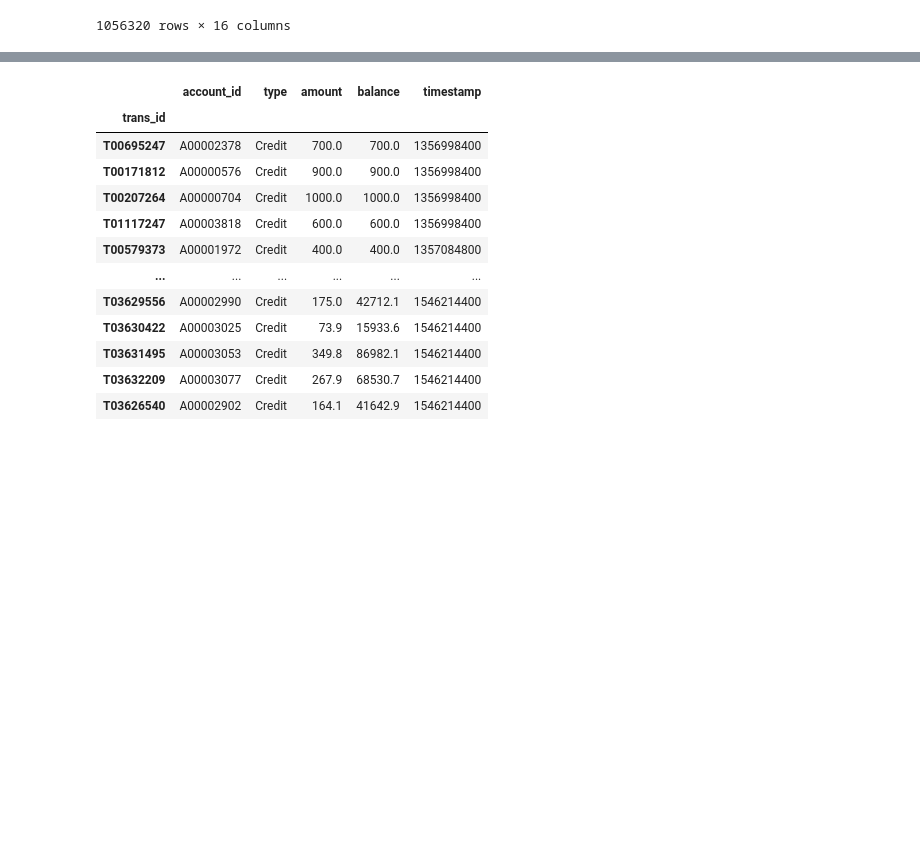
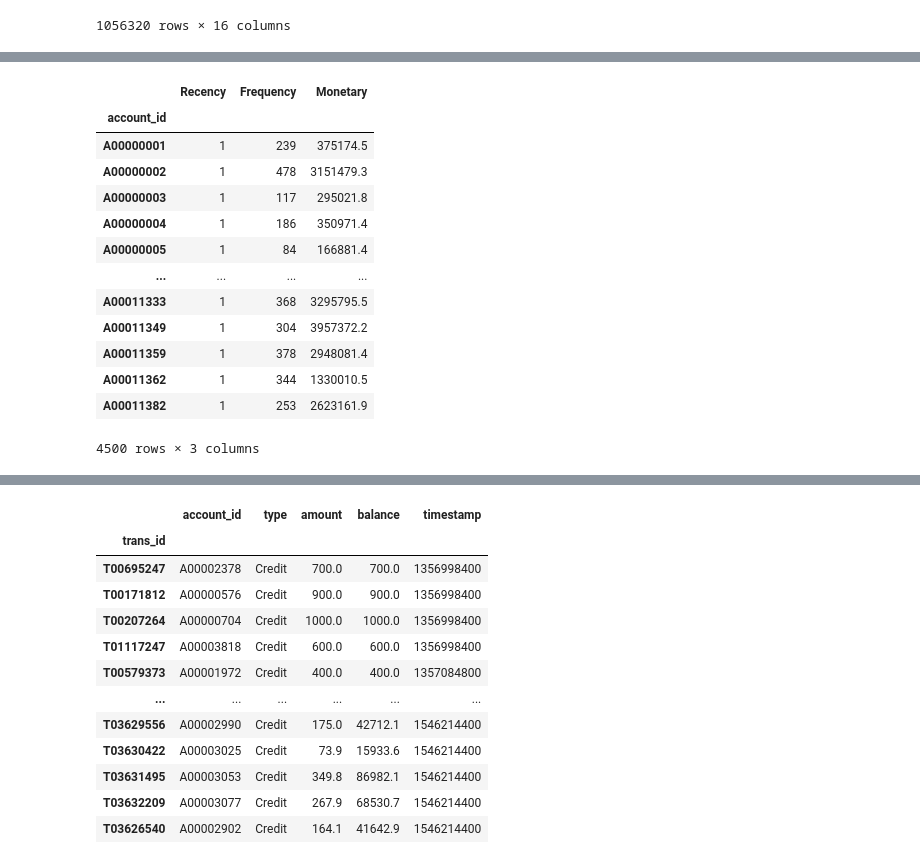
Before and after one commit to ebarkhordar/clustering-of-bank-customers, a Jupyter notebook: clustering_of_bank_customers_using_autoencoder.ipynb, the cells around one changed output, grey strips where cells are left out. Drawn from its saved outputs; the diff is of its cells as text; code cells hidden in the pictures; blank space fills up the shorter version.

```diff
--- a/clustering_of_bank_customers_using_autoencoder.ipynb
+++ b/clustering_of_bank_customers_using_autoencoder.ipynb
@@ -215,0 +230,19 @@ df_transactions
+# %%
+# Rename the columns
+df_rfm.rename(columns={'fulldate': 'Recency','trans_id': 'Frequency','amount': 'Monetary'}, inplace=True)
+df_rfm
+# %% [output]
+|  | Recency | Frequency | Monetary |
+| account_id |  |  |  |
+| A00000001 | 1 | 239 | 375174.5 |
+| A00000002 | 1 | 478 | 3151479.3 |
+| A00000003 | 1 | 117 | 295021.8 |
+| A00000004 | 1 | 186 | 350971.4 |
+| A00000005 | 1 | 84 | 166881.4 |
+| ... | ... | ... | ... |
+| A00011333 | 1 | 368 | 3295795.5 |
+| A00011349 | 1 | 304 | 3957372.2 |
+| A00011359 | 1 | 378 | 2948081.4 |
+| A00011362 | 1 | 344 | 1330010.5 |
+| A00011382 | 1 | 253 | 2623161.9 |
+4500 rows × 3 columns
```
Also changed, not shown: parts of 65 cells of this notebook.
